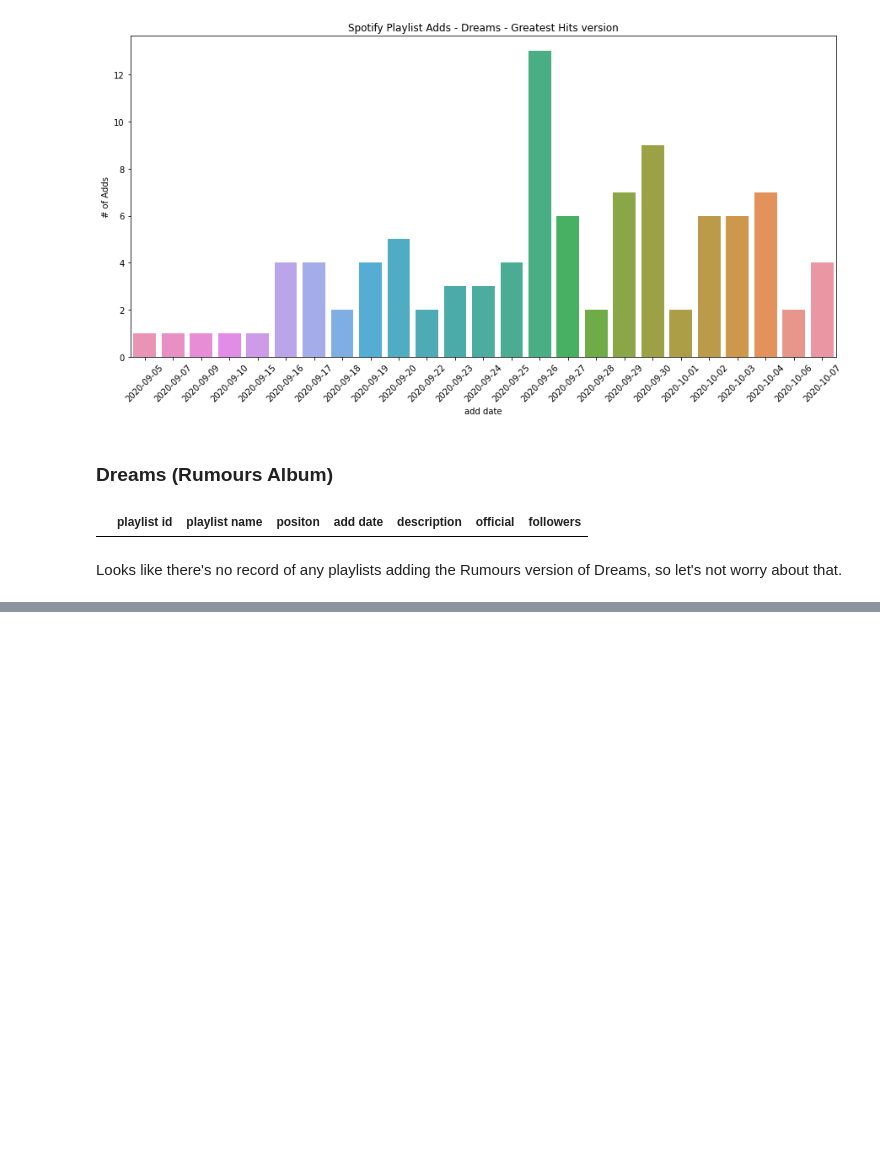
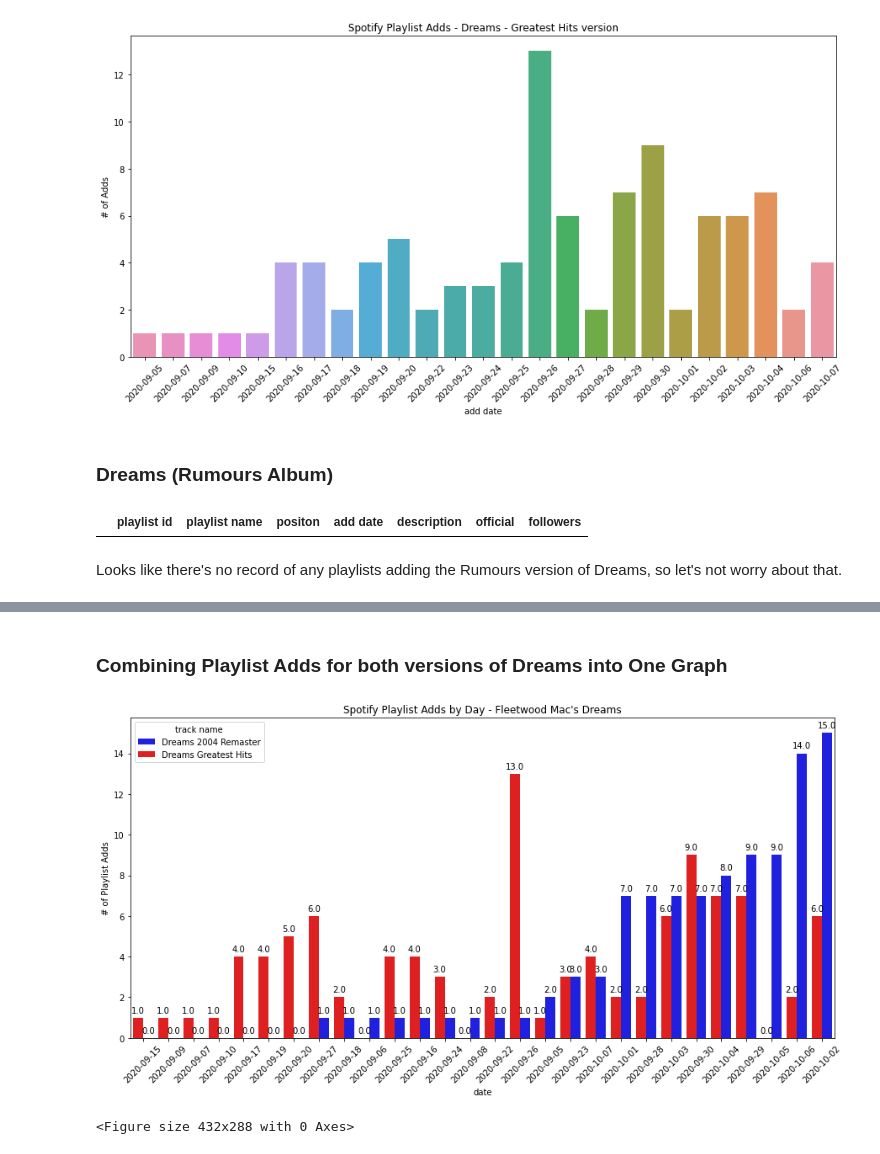
Before and after one commit to jacksonbull87/tiktok-dreams, a Jupyter notebook: tiktok dreams workbook.ipynb, the cells around one changed output, grey strips where cells are left out. Drawn from its saved outputs; the diff is of its cells as text; code cells hidden in the pictures; blank space fills up the shorter version.

```diff
--- a/tiktok dreams workbook.ipynb
+++ b/tiktok dreams workbook.ipynb
@@ -249,0 +243,51 @@ Looks like there's no record of any playlists adding the Rumours version of Drea
+# %% [markdown]
+### Combining Playlist Adds for both versions of Dreams into One Graph
+# %%
+playlists_dreamsgreatesthits = pd.read_csv('data/dreamsgreatesthits_spotplayl.csv', index_col=0)
+dreamsrmstr_spotpl = pd.read_csv('data/dreamsremas_spotplayl.csv', index_col=0)
+# %%
+#convert the lists to series and get the counts
+d1 = pd.Series(dreamsrmstr_spotpl['add date'].value_counts())
+
+d2 = pd.Series(playlists_dreamsgreatesthits['add date'].value_counts())
+
+#get the counts as a dataframe
+df=pd.concat([d1,d2],axis=1)
+df.columns=['Dreams 2004 Remaster','Dreams Greatest Hits']
+
+# # melt the data frame so it has a "tidy" data format
+df=df.reset_index().melt(id_vars=['index'])
+df.columns=['date', 'track name', '# of Playlist Adds']
+
+#Fill NaN values with 0
+df['# of Playlist Adds'] = df['# of Playlist Adds'].fillna(0)
+# %%
+#plot a bar graph and assign track name variable to hue
+double_plot = sns.barplot(
+    x='date',
+    y='# of Playlist Adds',
+    hue='track name',
+    data=df,
+    palette=['blue','red'],
+    alpha=1,
+    dodge=True,
+)
+
+for item in double_plot.get_xticklabels():
+    item.set_rotation(45)
+
+double_plot.invert_xaxis()
+for p in double_plot.patches:
+    double_plot.annotate(format(p.get_height(), '.1f'),
+                   (p.get_x() + p.get_width() / 2., p.get_height()),
+                   ha = 'center', va = 'center',
+                   xytext = (0, 9),
+                   textcoords = 'offset points')
+fig = plt.gcf()
+fig.set_size_inches(15,7)
+plt.title("Spotify Playlist Adds by Day - Fleetwood Mac's Dreams")
+plt.show()
+plt.savefig('images/spotify_playlistadds_bothdreams.png')
+# %% [output]
+[figure, added]
+<Figure size 432x288 with 0 Axes>
```
Also changed, not shown: parts of 8 cells of this notebook, 2 other files.
